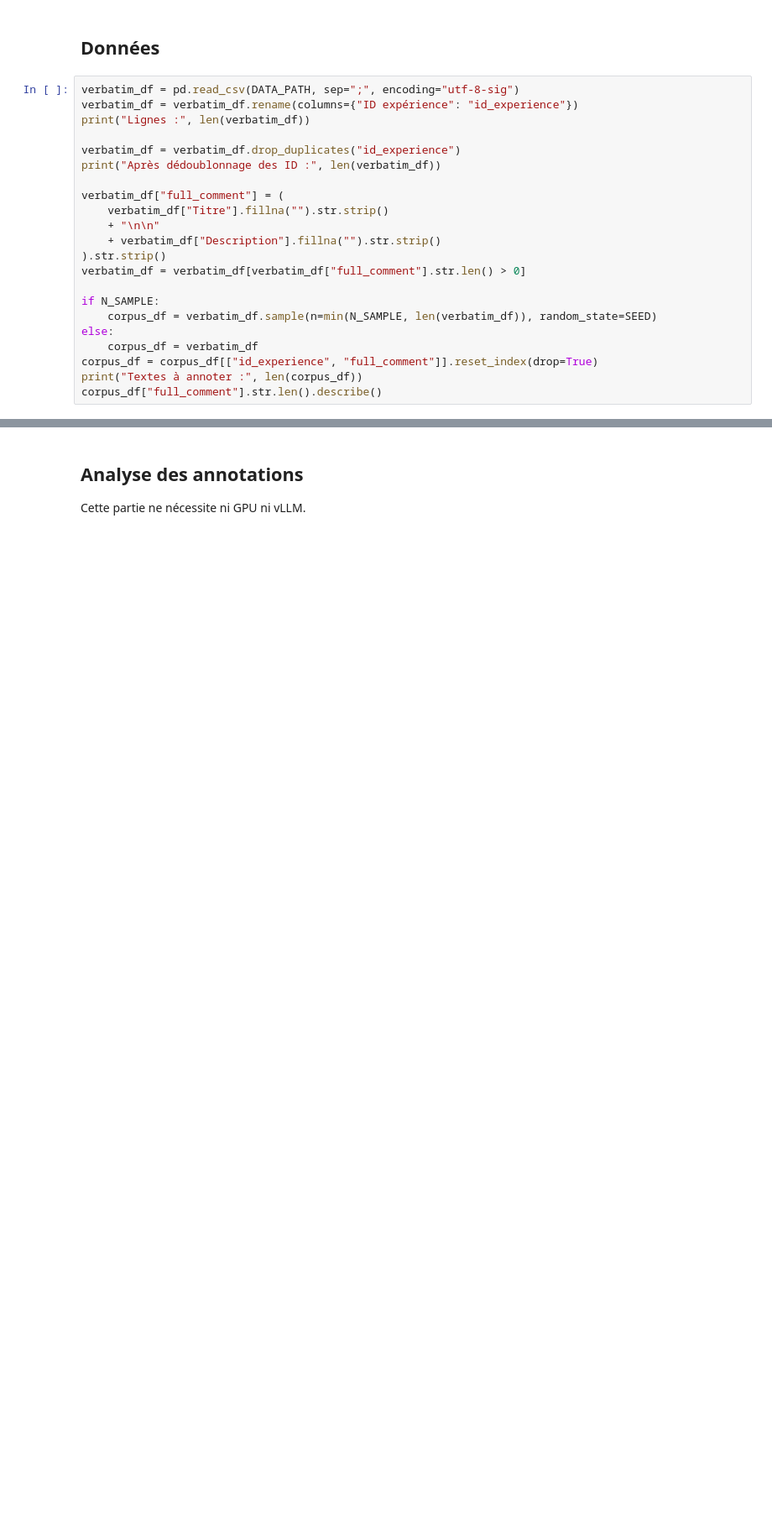
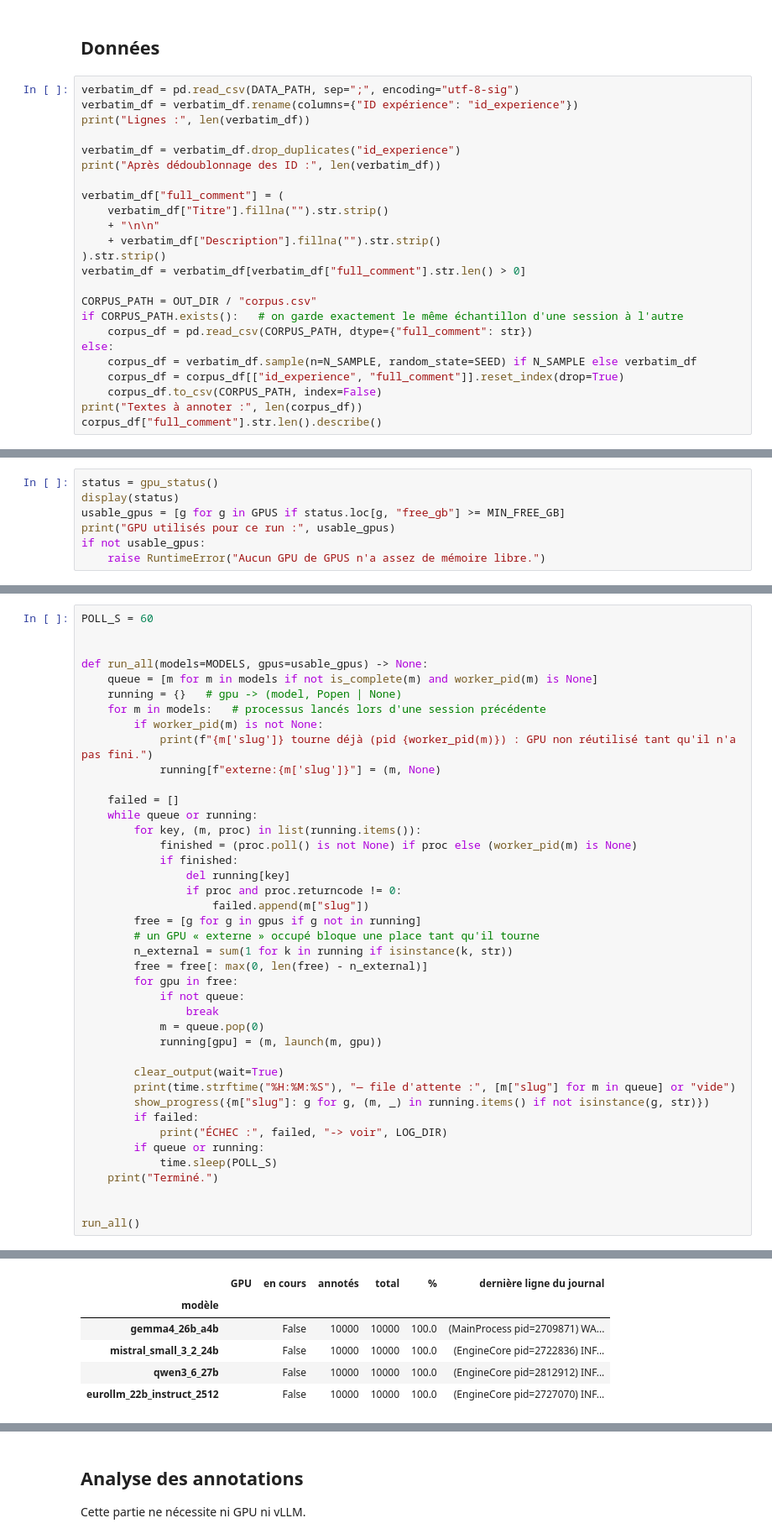
Before and after one commit to benji-64/Model_emotions, a Jupyter notebook: notebooks/llm_annotation.ipynb, the cells around one changed output, grey strips where cells are left out. Shown at 84% size. Cells and saved outputs as stored; diff of their text form; blank space fills up the shorter version.

```diff
--- a/notebooks/llm_annotation.ipynb
+++ b/notebooks/llm_annotation.ipynb
@@ -142,10 +173,12 @@ verbatim_df["full_comment"] = (
 ).str.strip()
 verbatim_df = verbatim_df[verbatim_df["full_comment"].str.len() > 0]
 
-if N_SAMPLE:
-    corpus_df = verbatim_df.sample(n=min(N_SAMPLE, len(verbatim_df)), random_state=SEED)
+CORPUS_PATH = OUT_DIR / "corpus.csv"
+if CORPUS_PATH.exists():   # on garde exactement le même échantillon d'une session à l'autre
+    corpus_df = pd.read_csv(CORPUS_PATH, dtype={"full_comment": str})
 else:
-    corpus_df = verbatim_df
-corpus_df = corpus_df[["id_experience", "full_comment"]].reset_index(drop=True)
+    corpus_df = verbatim_df.sample(n=N_SAMPLE, random_state=SEED) if N_SAMPLE else verbatim_df
+    corpus_df = corpus_df[["id_experience", "full_comment"]].reset_index(drop=True)
+    corpus_df.to_csv(CORPUS_PATH, index=False)
 print("Textes à annoter :", len(corpus_df))
 corpus_df["full_comment"].str.len().describe()
@@ -309,0 +306,7 @@ annotate_with(MODELS[3])
+# %%
+status = gpu_status()
+display(status)
+usable_gpus = [g for g in GPUS if status.loc[g, "free_gb"] >= MIN_FREE_GB]
+print("GPU utilisés pour ce run :", usable_gpus)
+if not usable_gpus:
+    raise RuntimeError("Aucun GPU de GPUS n'a assez de mémoire libre.")
@@ -309,0 +325,42 @@ annotate_with(MODELS[3])
+# %%
+POLL_S = 60
+
+
+def run_all(models=MODELS, gpus=usable_gpus) -> None:
+    queue = [m for m in models if not is_complete(m) and worker_pid(m) is None]
+    running = {}   # gpu -> (model, Popen | None)
+    for m in models:   # processus lancés lors d'une session précédente
+        if worker_pid(m) is not None:
+            print(f"{m['slug']} tourne déjà (pid {worker_pid(m)}) : GPU non réutilisé tant qu'il n'a pas fini.")
+            running[f"externe:{m['slug']}"] = (m, None)
+
+    failed = []
+    while queue or running:
+        for key, (m, proc) in list(running.items()):
+            finished = (proc.poll() is not None) if proc else (worker_pid(m) is None)
+            if finished:
+                del running[key]
+                if proc and proc.returncode != 0:
+                    failed.append(m["slug"])
+        free = [g for g in gpus if g not in running]
+        # un GPU « externe » occupé bloque une place tant qu'il tourne
+        n_external = sum(1 for k in running if isinstance(k, str))
+        free = free[: max(0, len(free) - n_external)]
+        for gpu in free:
+            if not queue:
+                break
+            m = queue.pop(0)
+            running[gpu] = (m, launch(m, gpu))
+
+        clear_output(wait=True)
+        print(time.strftime("%H:%M:%S"), "— file d'attente :", [m["slug"] for m in queue] or "vide")
+        show_progress({m["slug"]: g for g, (m, _) in running.items() if not isinstance(g, str)})
+        if failed:
+            print("ÉCHEC :", failed, "-> voir", LOG_DIR)
+        if queue or running:
+            time.sleep(POLL_S)
+    print("Terminé.")
+
+
+run_all()
+# %% [output]
@@ -309,0 +368,6 @@ annotate_with(MODELS[3])
+|  | GPU | en cours | annotés | total | % | dernière ligne du journal |
+| modèle |  |  |  |  |  |  |
+| gemma4_26b_a4b |  | False | 10000 | 10000 | 100.0 | (MainProcess pid=2709871) WA... |
+| mistral_small_3_2_24b |  | False | 10000 | 10000 | 100.0 | (EngineCore pid=2722836) INF... |
+| qwen3_6_27b |  | False | 10000 | 10000 | 100.0 | (EngineCore pid=2812912) INF... |
+| eurollm_22b_instruct_2512 |  | False | 10000 | 10000 | 100.0 | (EngineCore pid=2727070) INF... |
```
Also changed, not shown: parts of 35 cells of this notebook.
